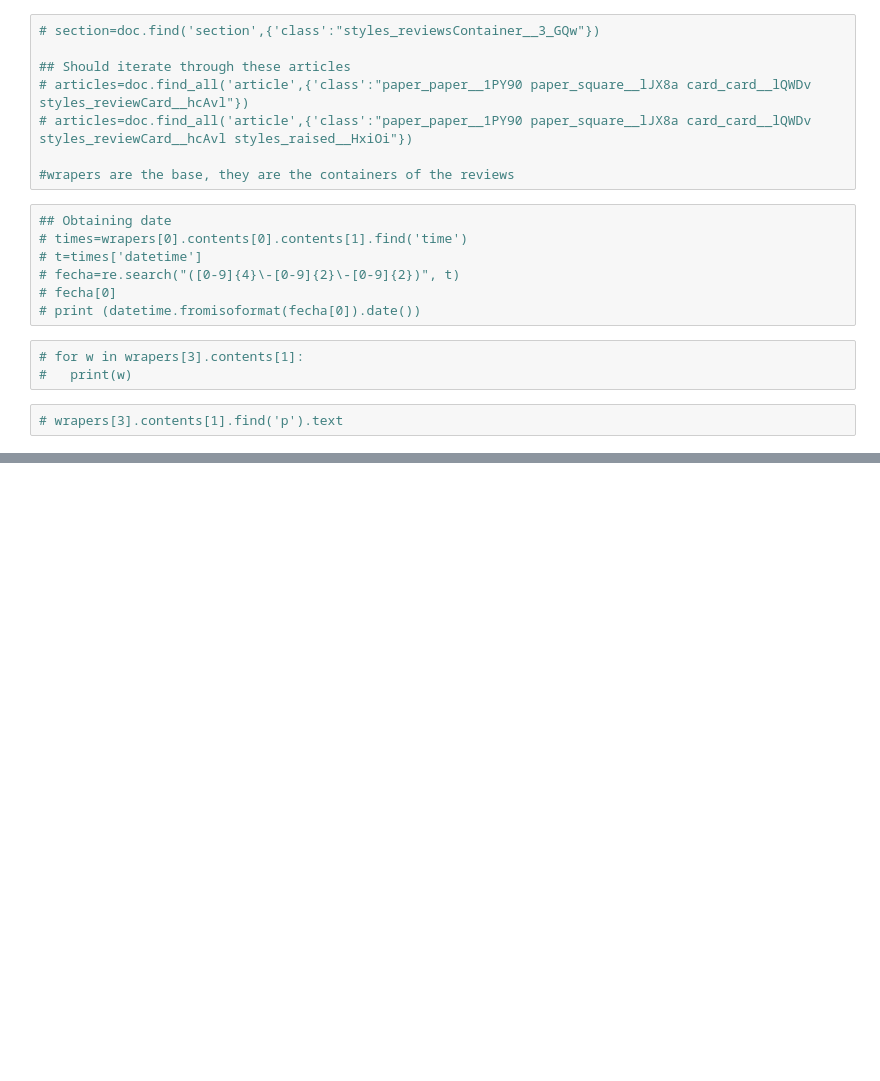
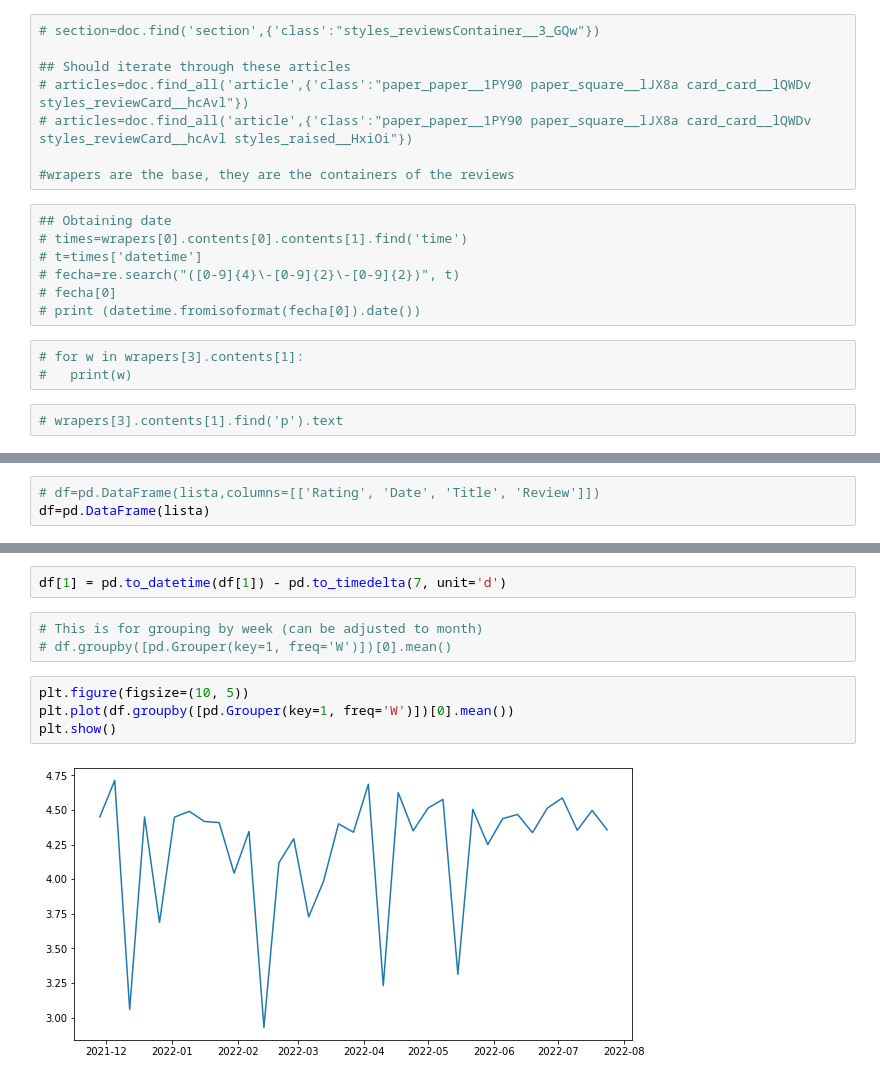
Before and after one commit to evegarcianz/CustomerServiceScraping, a Jupyter notebook: Reviews_Scraping.ipynb, the cells around one changed output, grey strips where cells are left out. Drawn from its saved outputs; the diff is of its cells as text; blank space fills up the shorter version.

```diff
--- a/Reviews_Scraping.ipynb
+++ b/Reviews_Scraping.ipynb
@@ -125,0 +108,3 @@ df
+# %%
+# df=pd.DataFrame(lista,columns=[['Rating', 'Date', 'Title', 'Review']])
+df=pd.DataFrame(lista)
@@ -125,0 +122,11 @@ df
+# %%
+df[1] = pd.to_datetime(df[1]) - pd.to_timedelta(7, unit='d')
+# %%
+# This is for grouping by week (can be adjusted to month)
+# df.groupby([pd.Grouper(key=1, freq='W')])[0].mean()
+# %%
+plt.figure(figsize=(10, 5))
+plt.plot(df.groupby([pd.Grouper(key=1, freq='W')])[0].mean())
+plt.show()
+# %% [output]
+[figure, added]
```
Also changed, not shown: parts of 7 cells of this notebook.
